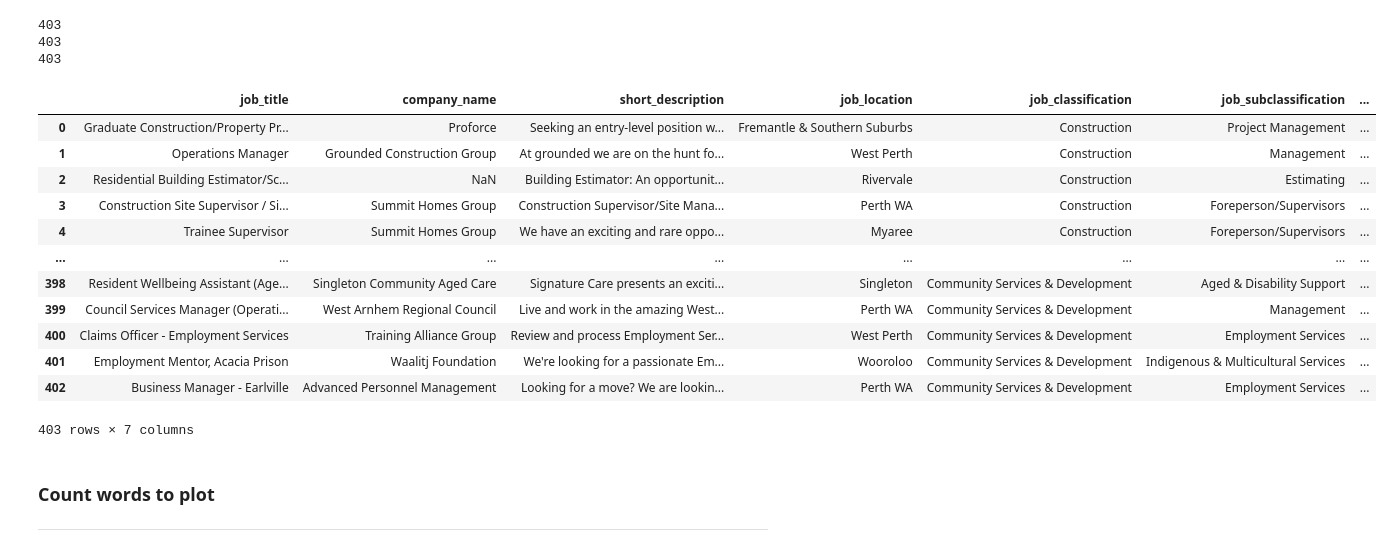
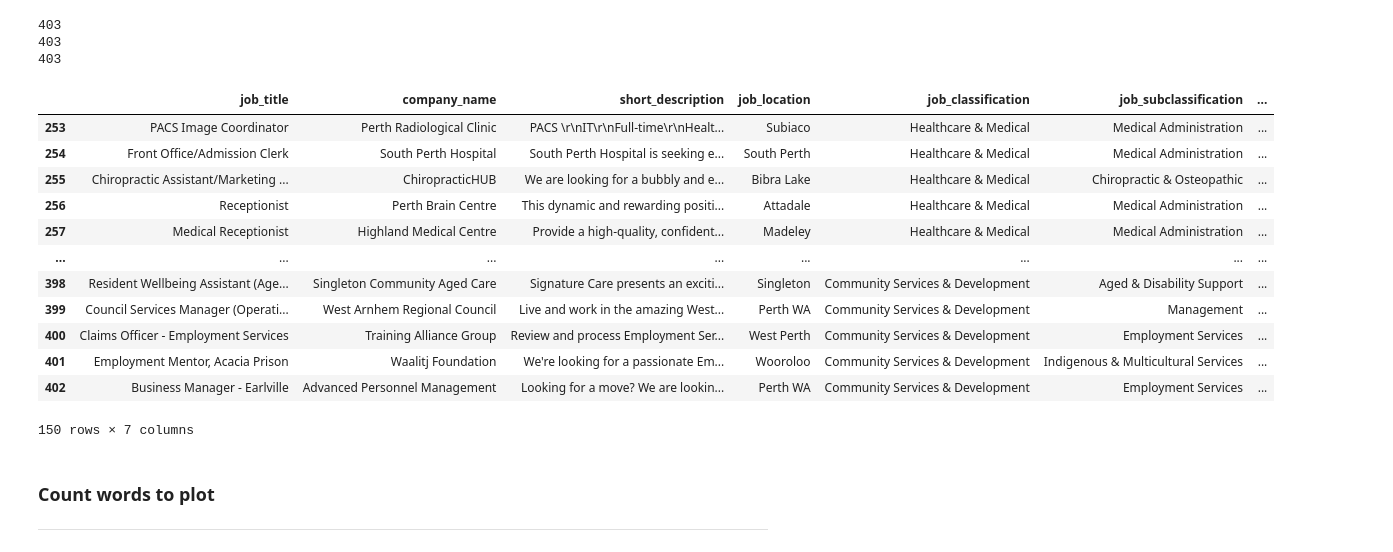
Before and after one commit to jonowood/Project_3, a Jupyter notebook: Webscraper Clean - Jon-checkpoint.ipynb, the cells around one changed output. Cells and saved outputs as stored; diff of their text form; code cells hidden in the pictures.

```diff
--- a/Webscraper Clean - Jon-checkpoint.ipynb
+++ b/Webscraper Clean - Jon-checkpoint.ipynb
@@ -99,21 +99,21 @@ seek_data = {'job_title': job_title,
              }
 # %%
 seek_data_df = pd.DataFrame(seek_data)
-seek_data_df
+seek_data_df.tail(150)
 # %% [output]
 |  | job_title | company_name | short_description | job_location | job_classification | job_subclassification | ... |
-| 0 | Graduate Construction/Property Pr... | Proforce | Seeking an entry-level position w... | Fremantle & Southern Suburbs | Construction | Project Management | ... |
-| 1 | Operations Manager | Grounded Construction Group | At grounded we are on the hunt fo... | West Perth | Construction | Management | ... |
-| 2 | Residential Building Estimator/Sc... | NaN | Building Estimator: An opportunit... | Rivervale | Construction | Estimating | ... |
-| 3 | Construction Site Supervisor / Si... | Summit Homes Group | Construction Supervisor/Site Mana... | Perth WA | Construction | Foreperson/Supervisors | ... |
-| 4 | Trainee Supervisor | Summit Homes Group | We have an exciting and rare oppo... | Myaree | Construction | Foreperson/Supervisors | ... |
+| 253 | PACS Image Coordinator | Perth Radiological Clinic | PACS \r\nIT\r\nFull-time\r\nHealt... | Subiaco | Healthcare & Medical | Medical Administration | ... |
+| 254 | Front Office/Admission Clerk | South Perth Hospital | South Perth Hospital is seeking e... | South Perth | Healthcare & Medical | Medical Administration | ... |
+| 255 | Chiropractic Assistant/Marketing ... | ChiropracticHUB | We are looking for a bubbly and e... | Bibra Lake | Healthcare & Medical | Chiropractic & Osteopathic | ... |
+| 256 | Receptionist | Perth Brain Centre | This dynamic and rewarding positi... | Attadale | Healthcare & Medical | Medical Administration | ... |
+| 257 | Medical Receptionist | Highland Medical Centre | Provide a high-quality, confident... | Madeley | Healthcare & Medical | Medical Administration | ... |
 | ... | ... | ... | ... | ... | ... | ... | ... |
 | 398 | Resident Wellbeing Assistant (Age... | Singleton Community Aged Care | Signature Care presents an exciti... | Singleton | Community Services & Development | Aged & Disability Support | ... |
 | 399 | Council Services Manager (Operati... | West Arnhem Regional Council | Live and work in the amazing West... | Perth WA | Community Services & Development | Management | ... |
 | 400 | Claims Officer - Employment Services | Training Alliance Group | Review and process Employment Ser... | West Perth | Community Services & Development | Employment Services | ... |
 | 401 | Employment Mentor, Acacia Prison | Waalitj Foundation | We're looking for a passionate Em... | Wooroloo | Community Services & Development | Indigenous & Multicultural Services | ... |
 | 402 | Business Manager - Earlville | Advanced Personnel Management | Looking for a move? We are lookin... | Perth WA | Community Services & Development | Employment Services | ... |
-403 rows × 7 columns
+150 rows × 7 columns
 # %% [markdown]
 ### Count words to plot
 
```
Also changed, not shown: parts of 4 cells of this notebook.
